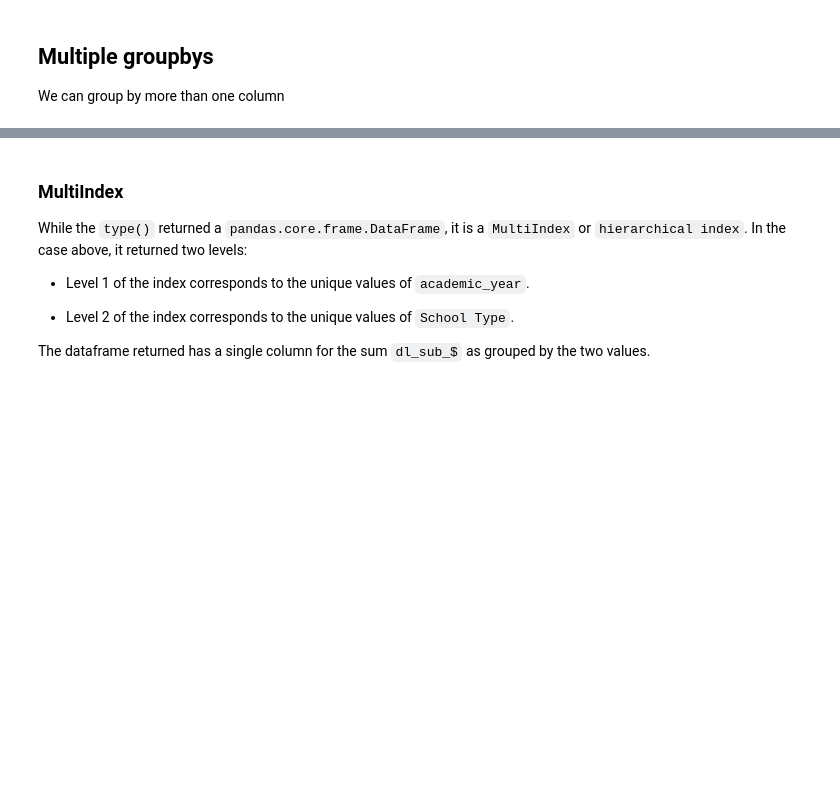
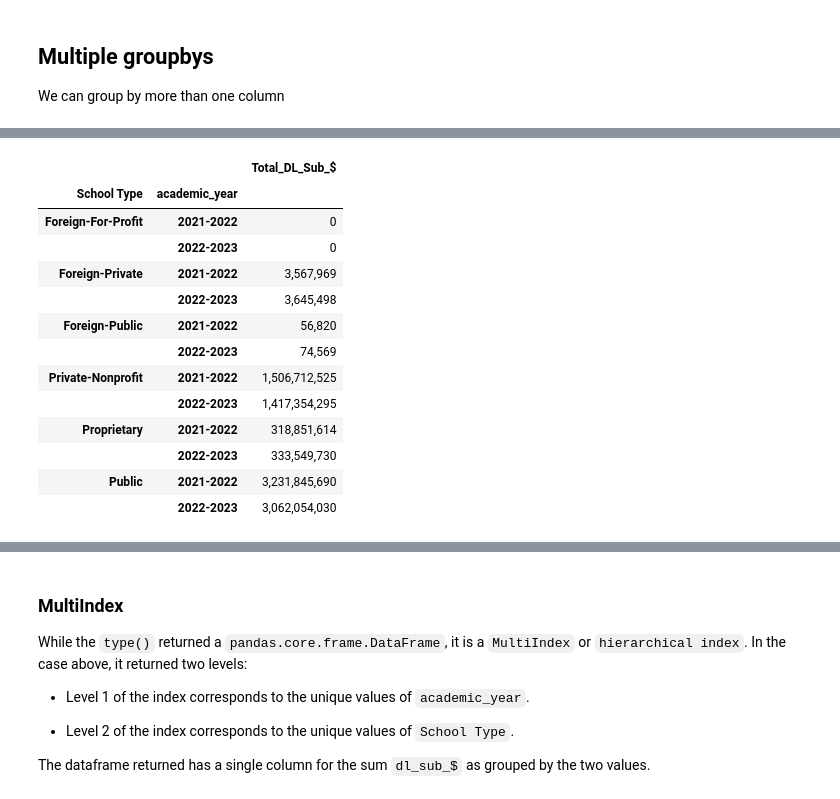
Before and after one commit to sashalcohen/CLASS-NOTES, a Jupyter notebook: wk08-groupby-analysis-SASHA.ipynb, the cells around one changed output, grey strips where cells are left out. Saved outputs shown, nothing was run; the diff lists cells and outputs as text; code cells hidden in the pictures; blank space fills up the shorter version.

```diff
--- a/wk08-groupby-analysis-SASHA.ipynb
+++ b/wk08-groupby-analysis-SASHA.ipynb
@@ -243,4 +263,21 @@ We can group by more than one column
 # %%
 ## What is the total loan sum by school type
 ## RETURN AS A DATAFRAME
+
+df.groupby(["School Type", "academic_year"])["dl_sub_$"].sum().to_frame("Total_DL_Sub_$")
+# %% [output]
+|  |  | Total_DL_Sub_$ |
+| School Type | academic_year |  |
+| Foreign-For-Profit | 2021-2022 | 0 |
+|  | 2022-2023 | 0 |
+| Foreign-Private | 2021-2022 | 3,567,969 |
+|  | 2022-2023 | 3,645,498 |
+| Foreign-Public | 2021-2022 | 56,820 |
+|  | 2022-2023 | 74,569 |
+| Private-Nonprofit | 2021-2022 | 1,506,712,525 |
+|  | 2022-2023 | 1,417,354,295 |
+| Proprietary | 2021-2022 | 318,851,614 |
+|  | 2022-2023 | 333,549,730 |
+| Public | 2021-2022 | 3,231,845,690 |
+|  | 2022-2023 | 3,062,054,030 |
 # %%
```
Also changed, not shown: parts of 9 cells of this notebook.
